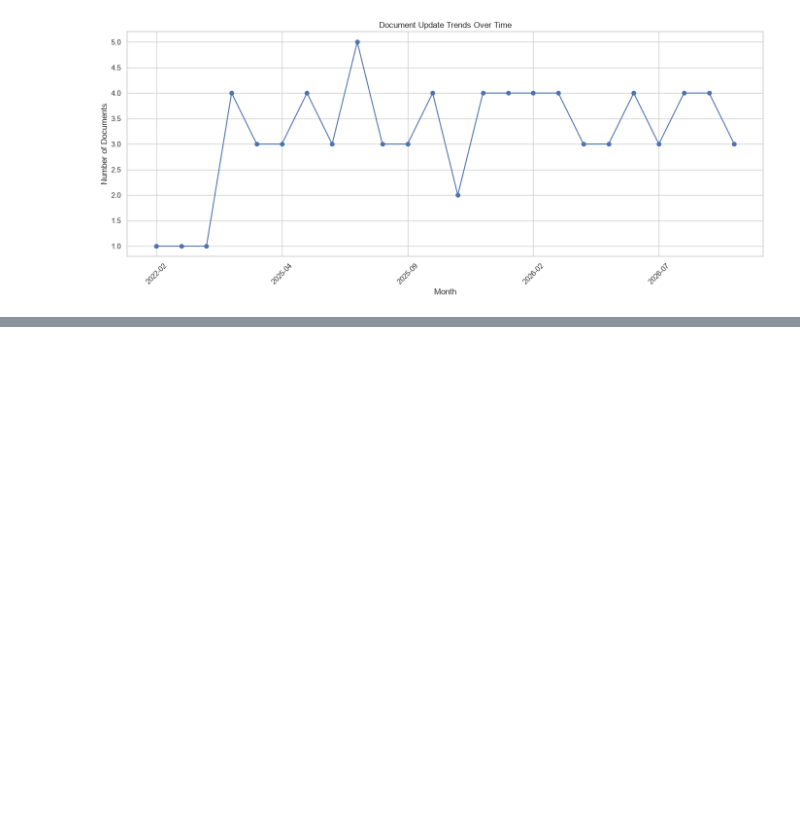
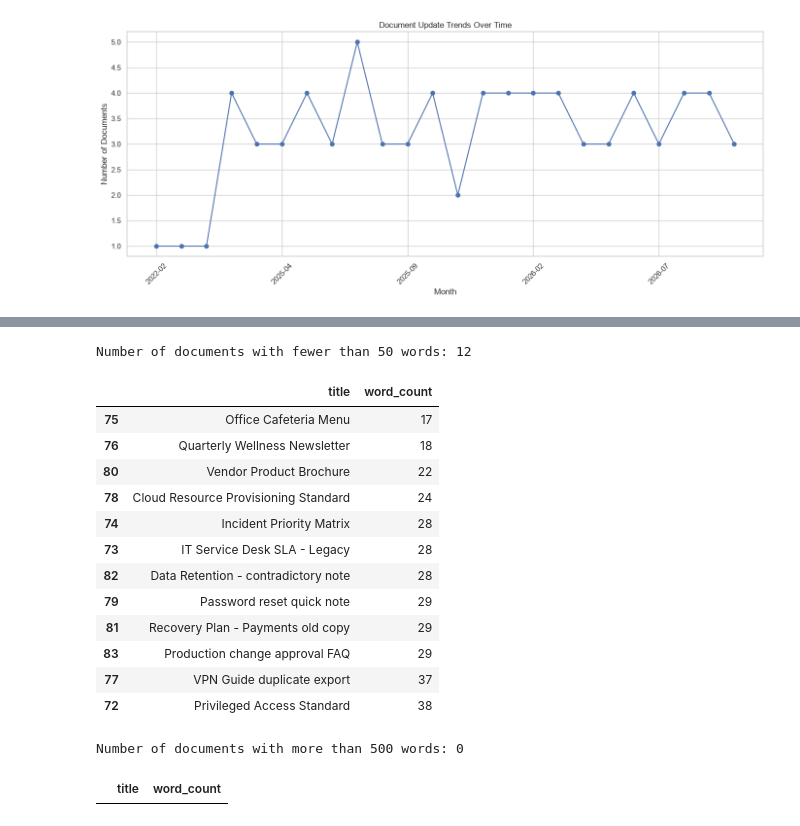
Before and after one commit to anurag-insights/RAG-Based-AI-Document-Assistant-, a Jupyter notebook: notebooks/01_EDA.ipynb, the cells around one changed output, grey strips where cells are left out. Saved outputs shown, nothing was run; the diff lists cells and outputs as text; code cells hidden in the pictures; blank space fills up the shorter version.

```diff
--- a/notebooks/01_EDA.ipynb
+++ b/notebooks/01_EDA.ipynb
@@ -643,0 +738,34 @@ plt.show()
+# %%
+short_documents = df[
+    df["word_count"] < 50
+].sort_values("word_count")
+
+print("Number of documents with fewer than 50 words:", len(short_documents))
+
+short_documents[["title", "word_count"]]
+# %% [output]
+Number of documents with fewer than 50 words: 12
+|  | title | word_count |
+| 75 | Office Cafeteria Menu | 17 |
+| 76 | Quarterly Wellness Newsletter | 18 |
+| 80 | Vendor Product Brochure | 22 |
+| 78 | Cloud Resource Provisioning Standard | 24 |
+| 74 | Incident Priority Matrix | 28 |
+| 73 | IT Service Desk SLA - Legacy | 28 |
+| 82 | Data Retention - contradictory note | 28 |
+| 79 | Password reset quick note | 29 |
+| 81 | Recovery Plan - Payments old copy | 29 |
+| 83 | Production change approval FAQ | 29 |
+| 77 | VPN Guide duplicate export | 37 |
+| 72 | Privileged Access Standard | 38 |
+# %%
+long_documents = df[
+    df["word_count"] > 500
+].sort_values("word_count", ascending=False)
+
+print("Number of documents with more than 500 words:", len(long_documents))
+
+long_documents[["title", "word_count"]]
+# %% [output]
+Number of documents with more than 500 words: 0
+|  | title | word_count |
```
Also changed, not shown: parts of 8 cells of this notebook.
